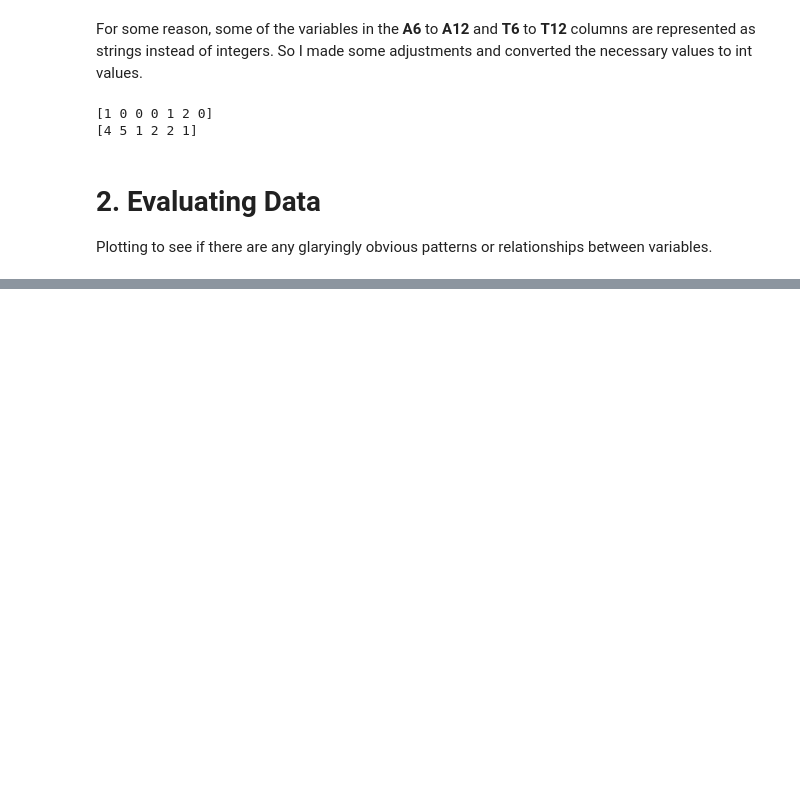
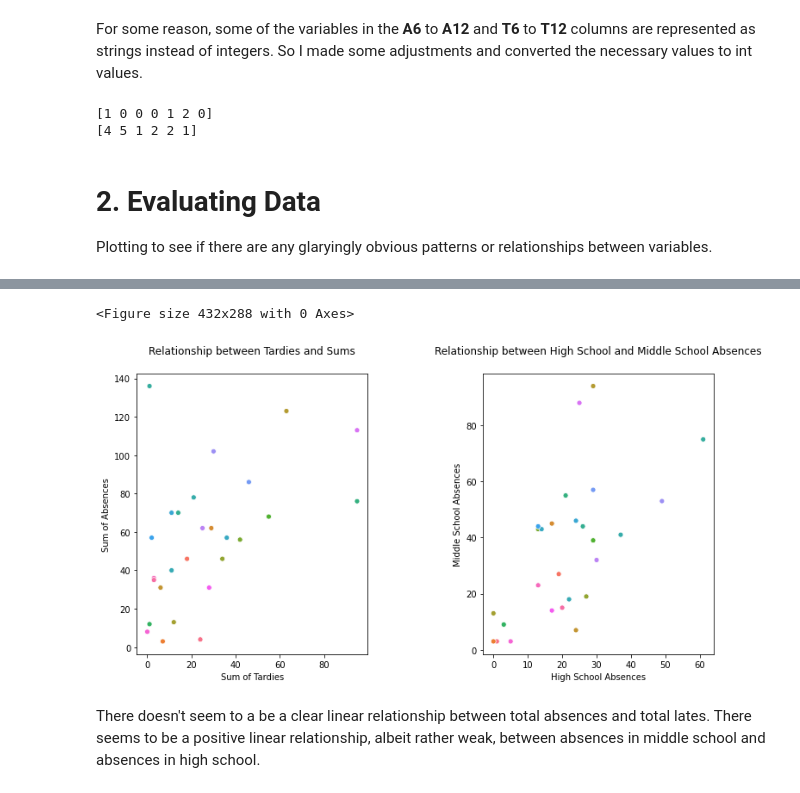
Before and after one commit to kevinmonisit/Project, a Jupyter notebook: Data Visualization.ipynb, the cells around one changed output, grey strips where cells are left out. Saved outputs shown, nothing was run; the diff lists cells and outputs as text; code cells hidden in the pictures; blank space fills up the shorter version.

```diff
--- a/Data Visualization.ipynb
+++ b/Data Visualization.ipynb
@@ -96,0 +106,37 @@ As expected, there isn't a one-fit-all absent and tardy pattern across all the g
+# %%
+plt.clf()
+
+#easy way of accessing A_6, A_7, ... A_N columns
+def column_list(letter, start, end):
+    return ["%s%d" % (letter, i) for i in range(start, end)]
+
+
+#sums all absences and tardies from all grades
+student_data['AbsentSum'] = student_data[column_list('A', 6, 13)].sum(axis=1)
+student_data['TardySum'] = student_data[column_list('T', 6, 13)].sum(axis=1)
+
+#sum absences in middle and high school
+student_data['AbsencesSum_MS'] = student_data[column_list('A', 6, 9)].sum(axis=1)
+student_data['AbsencesSum_HS'] = student_data[column_list('A', 9, 13)].sum(axis=1)
+
+# ======================================================================================
+
+fg, (ax1, ax2) = plt.subplots(1,2, figsize=(12,6))
+
+sns.scatterplot(x="TardySum", y="AbsentSum", hue="Student", data=student_data, legend=False, ax=ax1)
+sns.scatterplot(x="AbsencesSum_MS", y="AbsencesSum_HS", hue="Student", data=student_data, legend=False, ax=ax2)
+
+
+ax1.set(xlabel="Sum of Tardies", ylabel="Sum of Absences", title="Relationship between Tardies and Sums")
+ax1.title.set_position([.5, 1.05])
+
+ax2.title.set_position([.5, 1.05])
+ax2.set(xlabel="High School Absences", ylabel="Middle School Absences", title="Relationship between High School and Middle School Absences")
+
+
+plt.subplots_adjust(wspace=0.5)
+# %% [output]
+<Figure size 432x288 with 0 Axes>
+[figure, added]
+# %% [markdown]
+There doesn't seem to a be a clear linear relationship between total absences and total lates. There seems to be a positive linear relationship, albeit rather weak, between absences in middle school and absences in high school.
```
Also changed, not shown: parts of 5 cells of this notebook.
